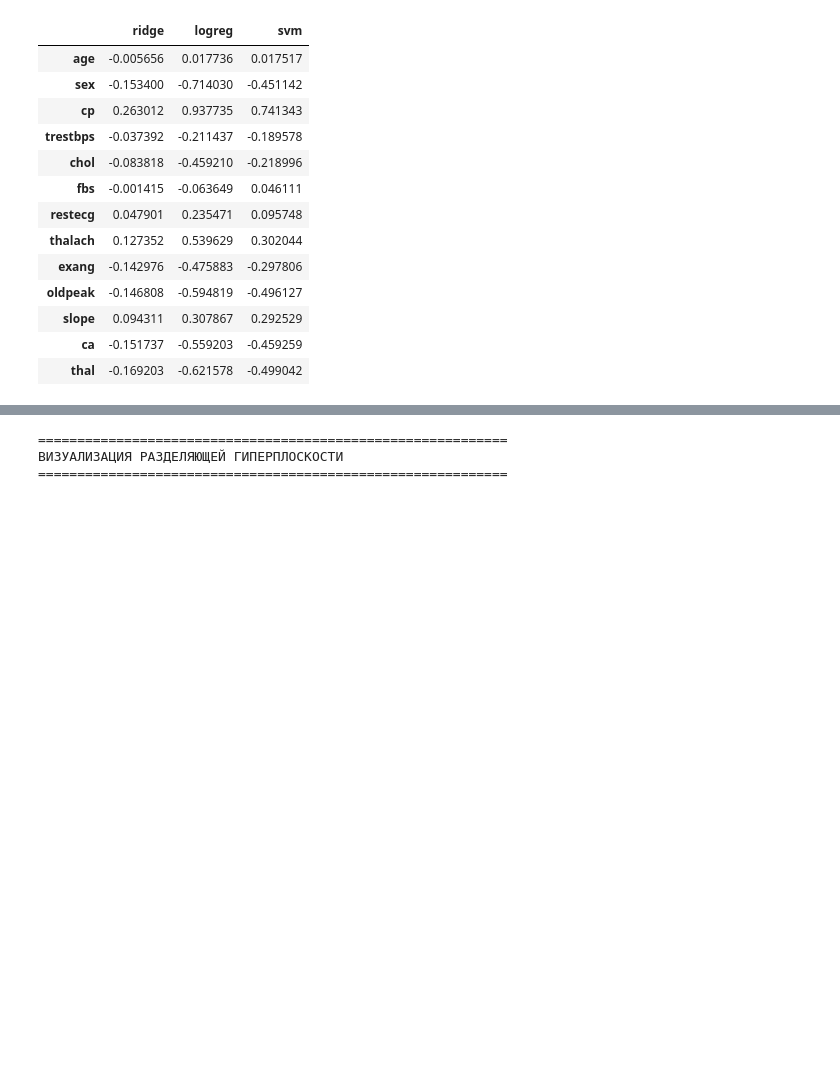
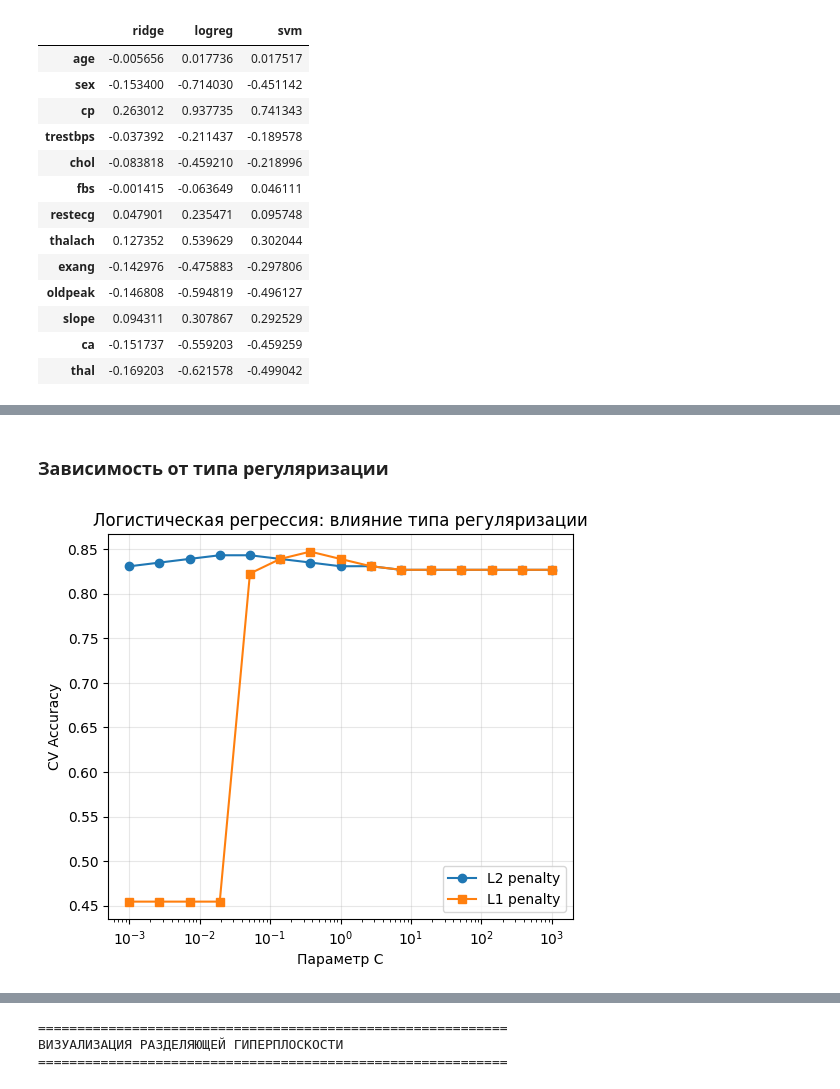
Before and after one commit to SerMisterMish/Statistical_and_Machine_Learning, a Jupyter notebook: supervised_learning/claffication.ipynb, the cells around one changed output, grey strips where cells are left out. Drawn from its saved outputs; the diff is of its cells as text; code cells hidden in the pictures; blank space fills up the shorter version.

```diff
--- a/supervised_learning/claffication.ipynb
+++ b/supervised_learning/claffication.ipynb
@@ -157,7 +159,7 @@ X_test_scaled = scaler.transform(X_test)
 # %%
 # Гребневый классификатор
-lin_clf = RidgeClassifier(random_state=42, max_iter=1000)
-lin_clf.fit(X_train_scaled, y_train)
+rid_clf = RidgeClassifier(random_state=42, max_iter=1000)
+rid_clf.fit(X_train_scaled, y_train)
 
 # Логистическая регрессия
 log_reg = LogisticRegression(random_state=42, max_iter=1000)
@@ -445,0 +496,19 @@ fractal dimension error    1.851933
+# %% [markdown]
+### Зависимость от типа регуляризации
+# %%
+results_log = pd.DataFrame(grid_log.cv_results_)
+plt.figure(figsize=(6, 5))
+plt.semilogx(results_log[results_log['param_penalty'] == 'l2']['param_C'],
+            results_log[results_log['param_penalty'] == 'l2']['mean_test_score'],
+            'o-', label='L2 penalty')
+plt.semilogx(results_log[results_log['param_penalty'] == 'l1']['param_C'],
+            results_log[results_log['param_penalty'] == 'l1']['mean_test_score'],
+            's-', label='L1 penalty')
+plt.xlabel('Параметр C')
+plt.ylabel('CV Accuracy')
+plt.title('Логистическая регрессия: влияние типа регуляризации')
+plt.legend()
+plt.grid(True, alpha=0.3)
+plt.show()
+# %% [output]
+[figure, added]
```
Also changed, not shown: parts of 52 cells of this notebook, 1 other file.
